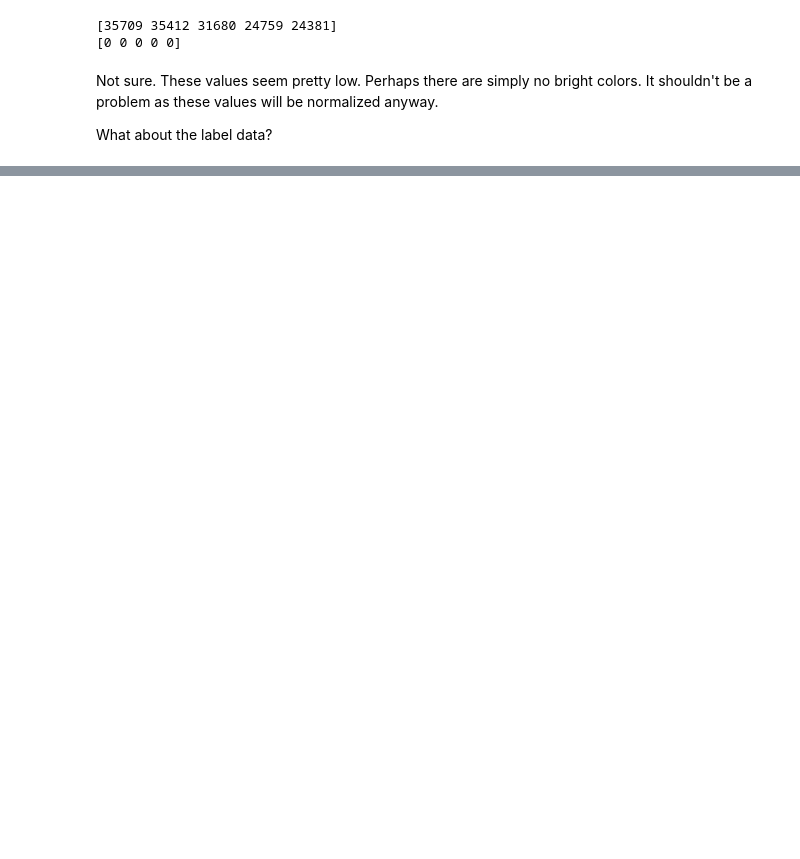
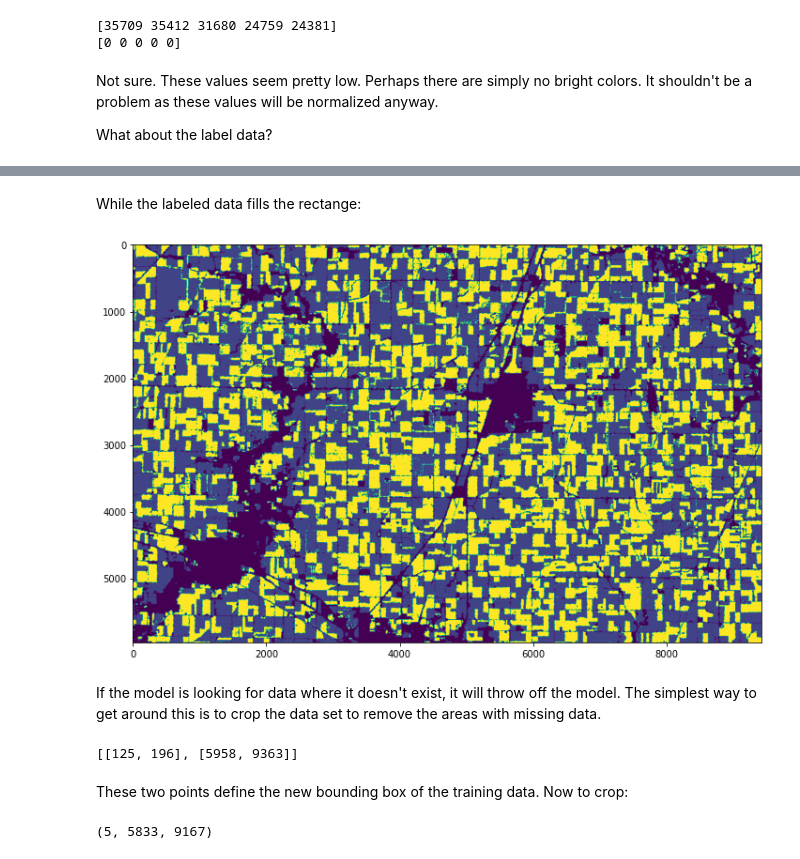
Before and after one commit to mstone121/crop_classification, a Jupyter notebook: classify_crops.ipynb, the cells around one changed output, grey strips where cells are left out. Cells and saved outputs as stored; diff of their text form; code cells hidden in the pictures; blank space fills up the shorter version.

```diff
--- a/classify_crops.ipynb
+++ b/classify_crops.ipynb
@@ -82,0 +98,6 @@ This checks out. I guess Background is never used as are probably many others. C
+# %%
+simple_training_data_labels = np.where(
+    (training_data_labels == 1) | (training_data_labels == 5), training_data_labels, 0
+)
+
+np.unique(simple_training_data_labels)
@@ -82,0 +136,40 @@ This checks out. I guess Background is never used as are probably many others. C
+# %% [markdown]
+While the labeled data fills the rectange:
+# %%
+plt.imshow(simple_training_data_labels)
+plt.show()
+# %% [output]
+[figure, added]
+# %% [markdown]
+If the model is looking for data where it doesn't exist, it will throw off the model. The simplest way to get around this is to crop the data set to remove the areas with missing data.
+# %%
+# It's going to be way easier to work with this data if the axes are moved around so they can be refereneced like coordinates.
+coordinates = np.moveaxis(full_training_data, 0, -1)
+
+# A function that takes a row or column of band values (n, 5) and returns the non-empty indices
+def get_non_empty_indices(array):
+    return np.where(np.any(array > 0, axis=1))[0]
+
+
+# First non-empty (0,0,0,0,0) pixel in the first row
+start_pixel_column = get_non_empty_indices(coordinates[0])[0]
+
+# Last non-empty pixel in the last row
+end_pixel_column = get_non_empty_indices(coordinates[-1])[-1]
+
+# First non-empty pixel in the end_pixel_column
+start_pixel_row = get_non_empty_indices(coordinates[:, end_pixel_column])[0]
+
+# Last non-empty pixel in the start_pixel_column
+end_pixel_row = get_non_empty_indices(coordinates[:, start_pixel_column])[-1]
+
+print([[start_pixel_row, start_pixel_column], [end_pixel_row, end_pixel_column]])
+# %% [output]
+[[125, 196], [5958, 9363]]
+# %% [markdown]
+These two points define the new bounding box of the training data. Now to crop:
+# %%
+cropped_training_data = full_training_data[:,125:5958, 196:9363]
+cropped_training_data.shape
+# %% [output]
+(5, 5833, 9167)
```
Also changed, not shown: parts of 11 cells of this notebook.
